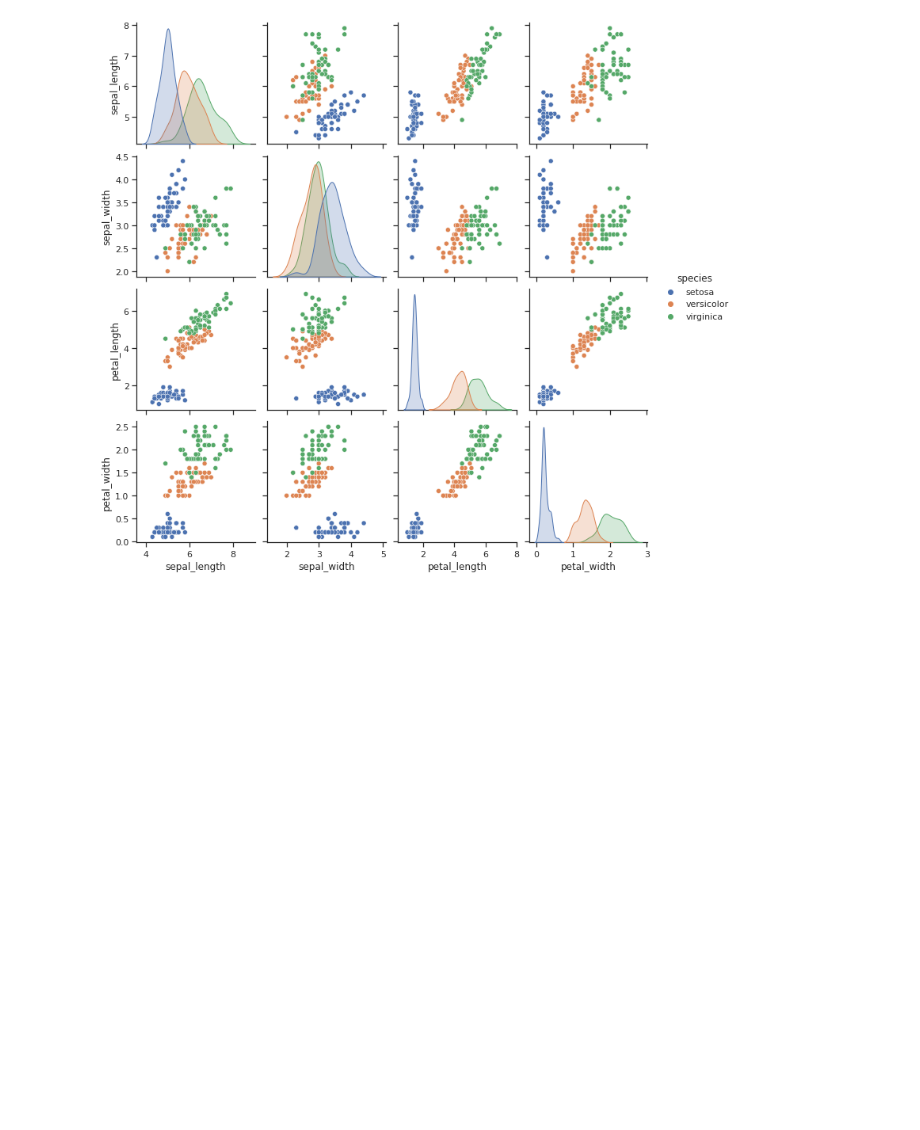
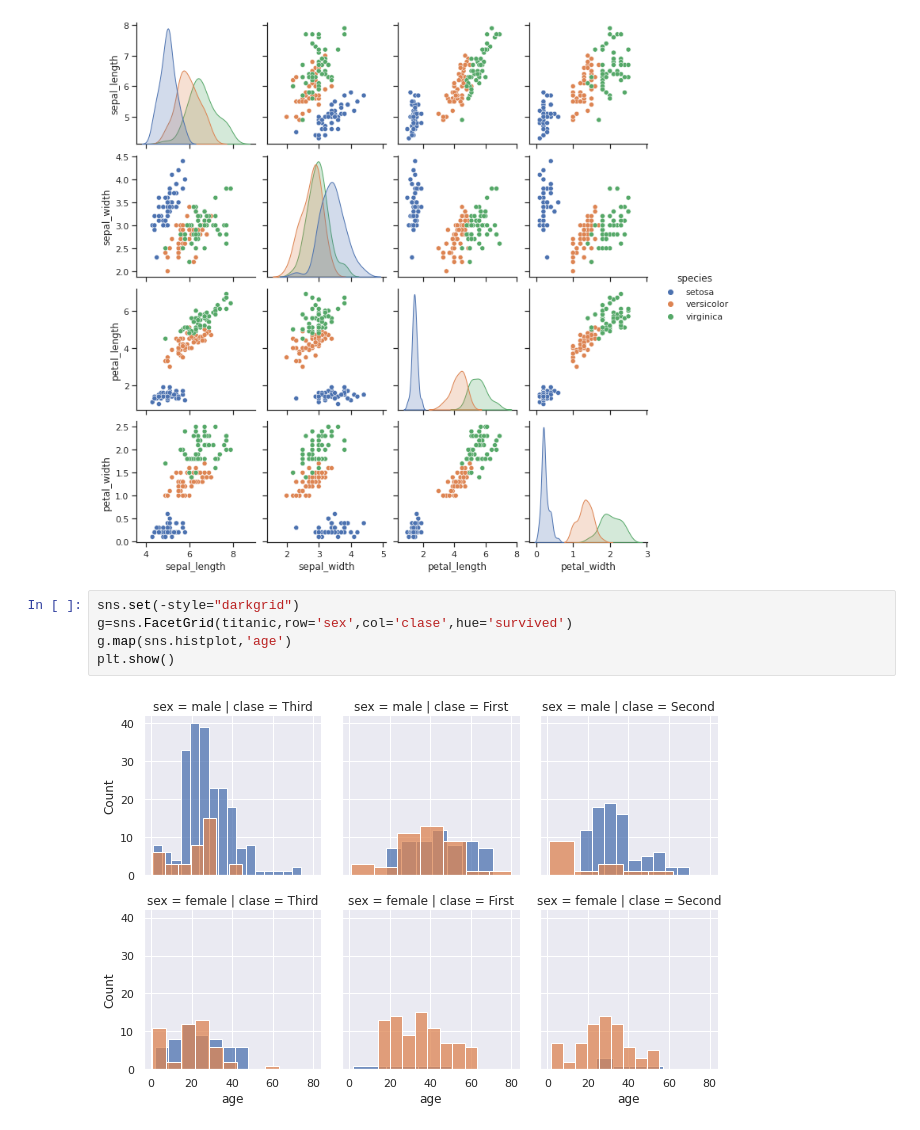
Before and after one commit to fredyvel/07MBIG---Visualizacion-De-Datos, a Jupyter notebook: AG3_FV.ipynb, the cells around one changed output. Saved outputs shown, nothing was run; the diff lists cells and outputs as text; blank space fills up the shorter version.

```diff
--- a/AG3_FV.ipynb
+++ b/AG3_FV.ipynb
@@ -112,3 +112,10 @@ sns.pairplot(df, hue="species")
 # %% [output]
 <seaborn.axisgrid.PairGrid at 0x...>
 [figure]
+# %%
+sns.set(-style="darkgrid")
+g=sns.FacetGrid(titanic,row='sex',col='clase',hue='survived')
+g.map(sns.histplot,'age')
+plt.show()
+# %% [output]
+[figure, added]
```
